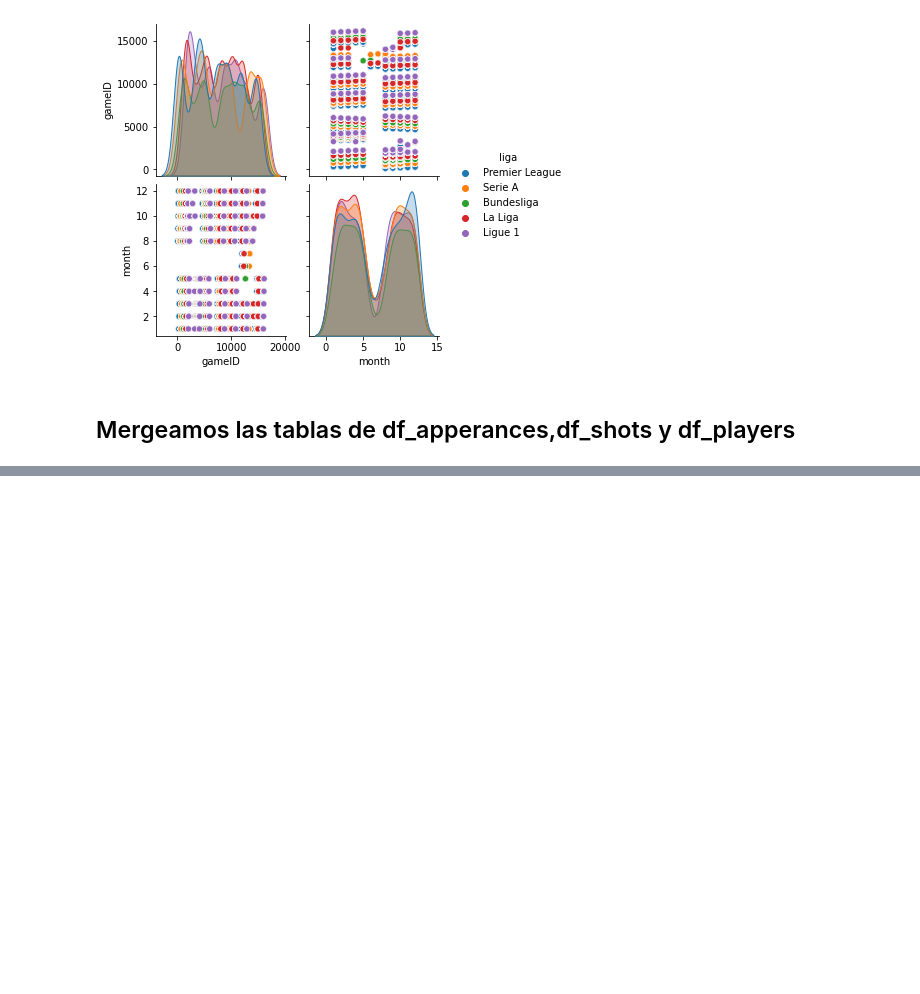
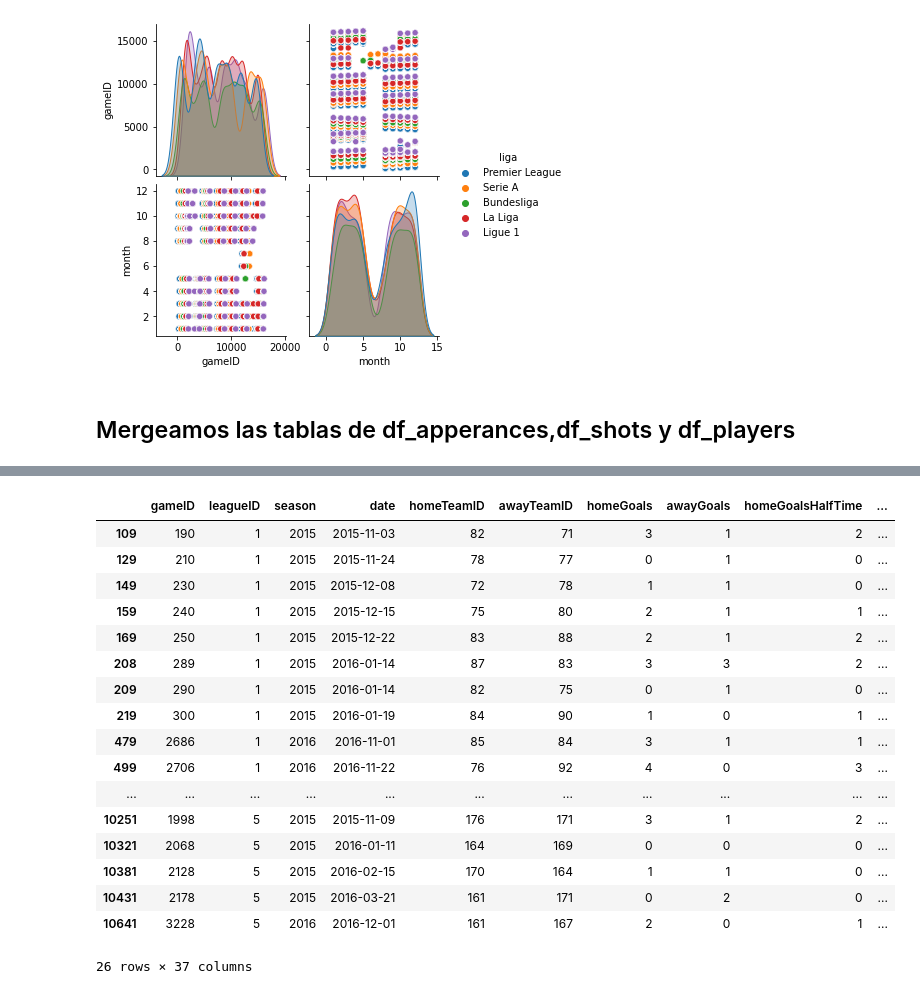
Before and after one commit to mcannoni/soccer_database, a Jupyter notebook: ProyectoDS_ParteI_+Cannoni+Poses.ipynb, the cells around one changed output, grey strips where cells are left out. Saved outputs shown, nothing was run; the diff lists cells and outputs as text; code cells hidden in the pictures; blank space fills up the shorter version.

```diff
--- a/ProyectoDS_ParteI_+Cannoni+Poses.ipynb
+++ b/ProyectoDS_ParteI_+Cannoni+Poses.ipynb
@@ -257,0 +198,21 @@ Name: gameID, dtype: int64
+# %%
+top_5_ligas=df2_competitions.loc[(df2_competitions['pretty_name']=='Bundesliga') | (df2_competitions['pretty_name']=='Laliga') | (df2_competitions['pretty_name']=='Premier League') | (df2_competitions['pretty_name']=='Serie A') | (df2_competitions['pretty_name']=='Ligue 1') ]
+# %%
+pd.options.mode.chained_assignment = None  # default='warn'
+from thefuzz import process
+   # See note below
+top_5_ligas['new_id'] = df_leagues.loc[top_5_ligas["name"].map(lambda x: process.extractOne(x, df_leagues.name)[2]).values,'leagueID'].values
+# %%
+df2_games_top5= df2_games[df2_games['competition_id'].isin(top_5_ligas['competition_id'])]
+
+df2_games_top5= df2_games_top5[df2_games_top5['date'].isin(df_f_game['date'])]
+
+df2_appearances_top5= df2_appearances[df2_appearances['game_id'].isin(df2_games_top5['game_id'])]
+
+df2_clubs_top5=df2_clubs[df2_clubs['domestic_competition_id'].isin(top_5_ligas['competition_id'])]
+
+df2_players_top5=df2_players[df2_players['current_club_id'].isin(df2_clubs_top5['club_id'])]
+
+df2_players_val_top5=df2_player_val[df2_player_val['player_id'].isin(df2_players_top5['player_id'])]
+# %%
+df_f_game[['date','hour']]=df_f_game['date'].str.split(' ',1,expand=True)
@@ -257,0 +235,21 @@ Name: gameID, dtype: int64
+# %%
+df_f_game[~df_f_game['date'].isin(df2_games_top5['date'])]
+# %% [output]
+|  | gameID | leagueID | season | date | homeTeamID | awayTeamID | homeGoals | awayGoals | homeGoalsHalfTime | ... |
+| 109 | 190 | 1 | 2015 | 2015-11-03 | 82 | 71 | 3 | 1 | 2 | ... |
+| 129 | 210 | 1 | 2015 | 2015-11-24 | 78 | 77 | 0 | 1 | 0 | ... |
+| 149 | 230 | 1 | 2015 | 2015-12-08 | 72 | 78 | 1 | 1 | 0 | ... |
+| 159 | 240 | 1 | 2015 | 2015-12-15 | 75 | 80 | 2 | 1 | 1 | ... |
+| 169 | 250 | 1 | 2015 | 2015-12-22 | 83 | 88 | 2 | 1 | 2 | ... |
+| 208 | 289 | 1 | 2015 | 2016-01-14 | 87 | 83 | 3 | 3 | 2 | ... |
+| 209 | 290 | 1 | 2015 | 2016-01-14 | 82 | 75 | 0 | 1 | 0 | ... |
+| 219 | 300 | 1 | 2015 | 2016-01-19 | 84 | 90 | 1 | 0 | 1 | ... |
+| 479 | 2686 | 1 | 2016 | 2016-11-01 | 85 | 84 | 3 | 1 | 1 | ... |
+| 499 | 2706 | 1 | 2016 | 2016-11-22 | 76 | 92 | 4 | 0 | 3 | ... |
+| ... | ... | ... | ... | ... | ... | ... | ... | ... | ... | ... |
+| 10251 | 1998 | 5 | 2015 | 2015-11-09 | 176 | 171 | 3 | 1 | 2 | ... |
+| 10321 | 2068 | 5 | 2015 | 2016-01-11 | 164 | 169 | 0 | 0 | 0 | ... |
+| 10381 | 2128 | 5 | 2015 | 2016-02-15 | 170 | 164 | 1 | 1 | 0 | ... |
+| 10431 | 2178 | 5 | 2015 | 2016-03-21 | 161 | 171 | 0 | 2 | 0 | ... |
+| 10641 | 3228 | 5 | 2016 | 2016-12-01 | 161 | 167 | 2 | 0 | 1 | ... |
+26 rows × 37 columns
```
Also changed, not shown: parts of 11 cells of this notebook, 7 other files.
